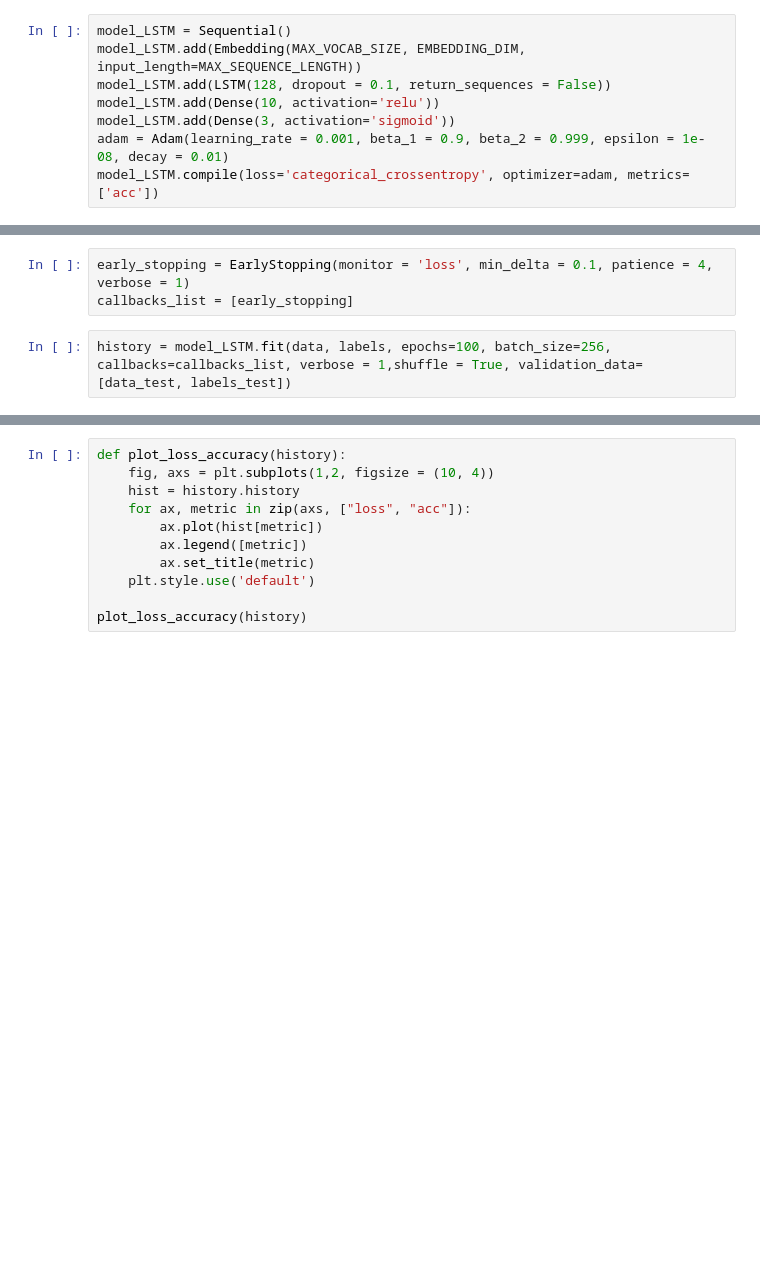
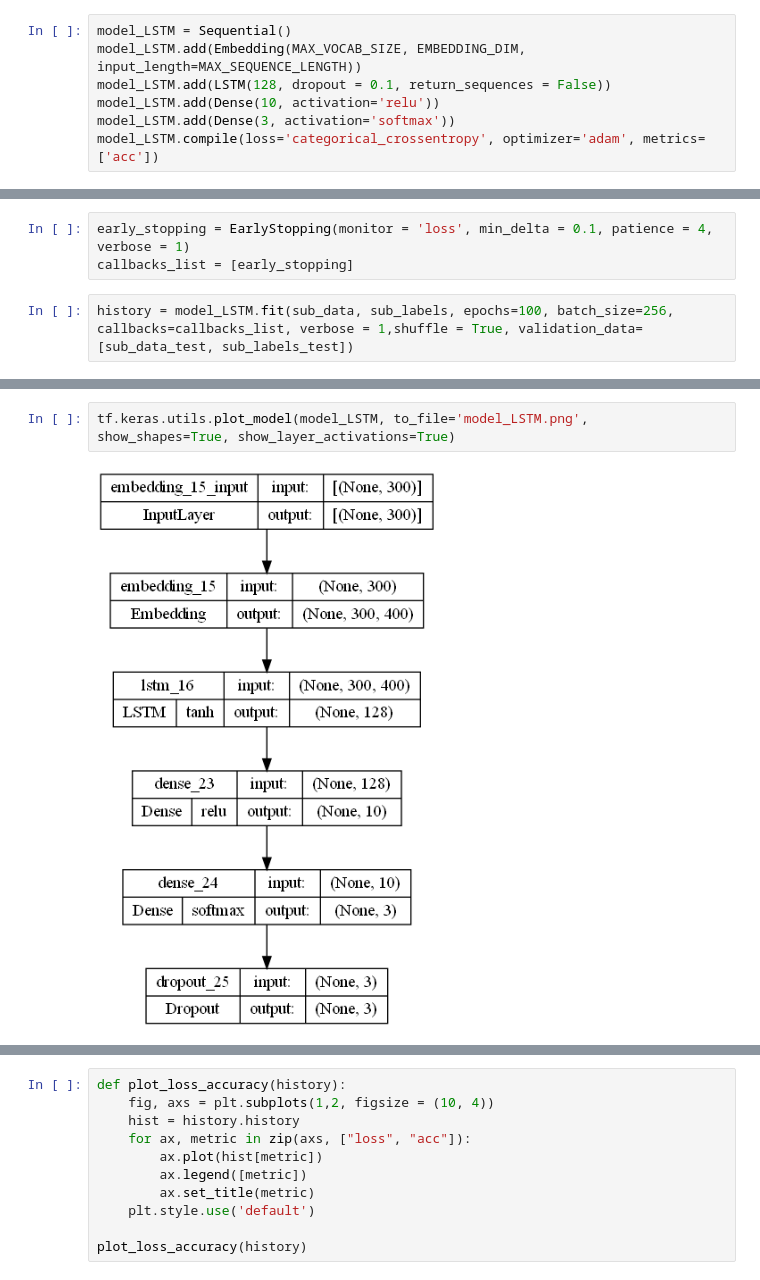
Before and after one commit to TuanNguyen-A/Sentiment-Classification, a Jupyter notebook: main code.ipynb, the cells around one changed output, grey strips where cells are left out. Drawn from its saved outputs; the diff is of its cells as text; blank space fills up the shorter version.

```diff
--- a/main code.ipynb
+++ b/main code.ipynb
@@ -328,9 +328,8 @@ model_LSTM = Sequential()
 model_LSTM.add(Embedding(MAX_VOCAB_SIZE, EMBEDDING_DIM, input_length=MAX_SEQUENCE_LENGTH))
 model_LSTM.add(LSTM(128, dropout = 0.1, return_sequences = False))
 model_LSTM.add(Dense(10, activation='relu'))
-model_LSTM.add(Dense(3, activation='sigmoid'))
-adam = Adam(learning_rate = 0.001, beta_1 = 0.9, beta_2 = 0.999, epsilon = 1e-08, decay = 0.01)
-model_LSTM.compile(loss='categorical_crossentropy', optimizer=adam, metrics=['acc'])
+model_LSTM.add(Dense(3, activation='softmax'))
+model_LSTM.compile(loss='categorical_crossentropy', optimizer='adam', metrics=['acc'])
 # %%
 model_LSTM.summary()
 # %% [output]
@@ -355,6 +354,6 @@ _________________________________________________________________
 early_stopping = EarlyStopping(monitor = 'loss', min_delta = 0.1, patience = 4, verbose = 1)
 callbacks_list = [early_stopping]
 # %%
-history = model_LSTM.fit(data, labels, epochs=100, batch_size=256, callbacks=callbacks_list, verbose = 1,shuffle = True, validation_data=[data_test, labels_test])
+history = model_LSTM.fit(sub_data, sub_labels, epochs=100, batch_size=256, callbacks=callbacks_list, verbose = 1,shuffle = True, validation_data=[sub_data_test, sub_labels_test])
 # %% [output]
 Epoch 1/100
@@ -377,3 +370,7 @@ Epoch 12: early stopping
+# %%
+tf.keras.utils.plot_model(model_LSTM, to_file='model_LSTM.png', show_shapes=True, show_layer_activations=True)
+# %% [output]
+[figure, added]
 # %%
 score = model_LSTM.evaluate(data_test, labels_test)
 
```
Also changed, not shown: parts of 35 cells of this notebook.
